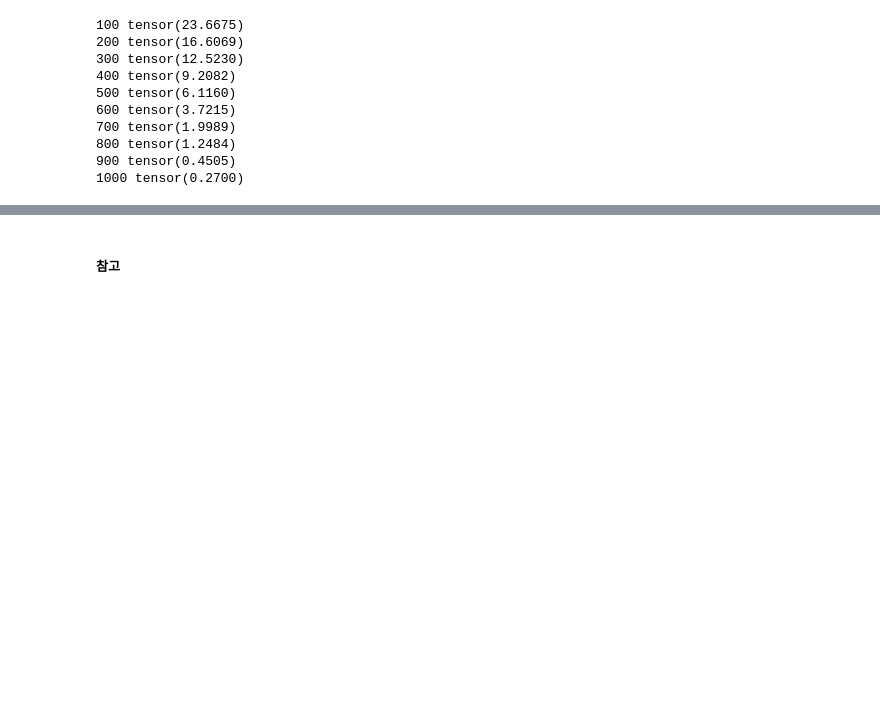
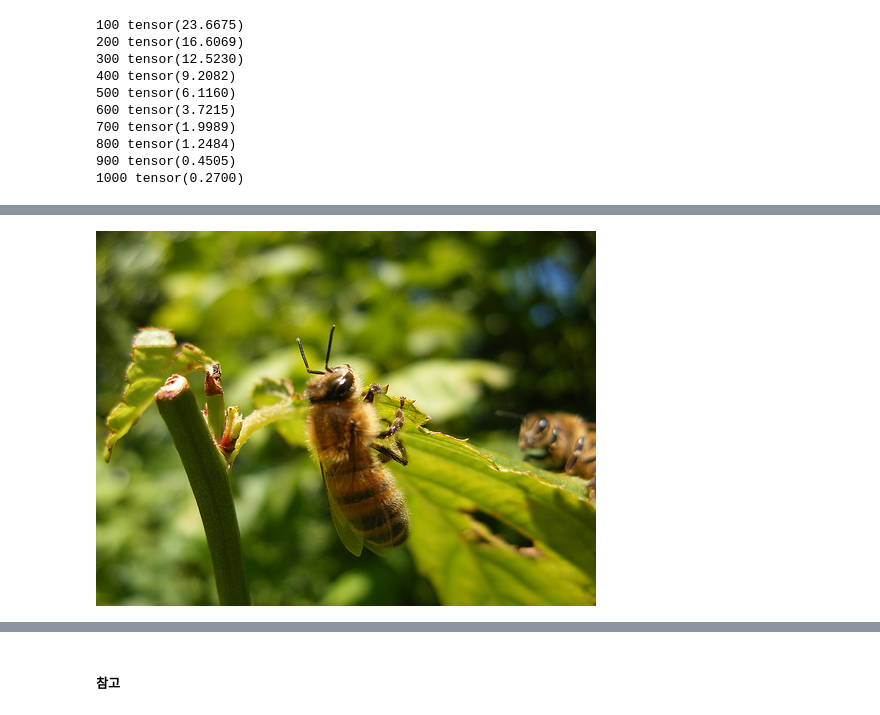
Before and after one commit to jaekyoungkim/DLMLwithTorch, a Jupyter notebook: pytorch를_활용한_머신러닝,_딥러닝_철저입문.ipynb, the cells around one changed output, grey strips where cells are left out. Saved outputs shown, nothing was run; the diff lists cells and outputs as text; code cells hidden in the pictures; blank space fills up the shorter version.

```diff
--- a/pytorch를_활용한_머신러닝,_딥러닝_철저입문.ipynb
+++ b/pytorch를_활용한_머신러닝,_딥러닝_철저입문.ipynb
@@ -1566,0 +1588,2 @@ from sklearn import datasets, model_selection
+# %%
+img = Image.open('gdrive/MyDrive/dataset/hymenoptera_data/bees/759745145_e8bc776ec8.jpg','r')
@@ -1566,0 +1592,4 @@ from sklearn import datasets, model_selection
+# %%
+img
+# %% [output]
+[figure, added]
```
Also changed, not shown: parts of 87 cells of this notebook.
